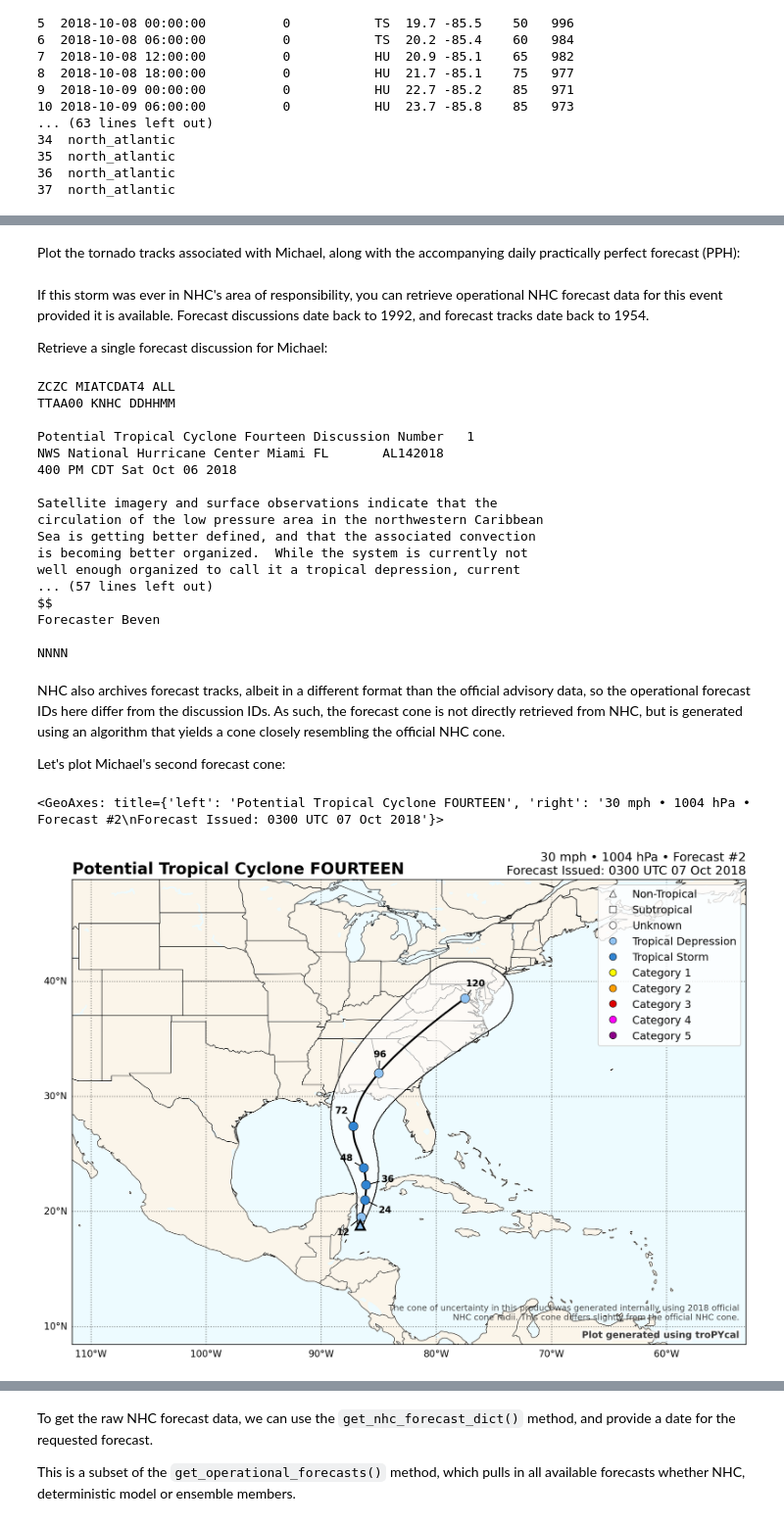
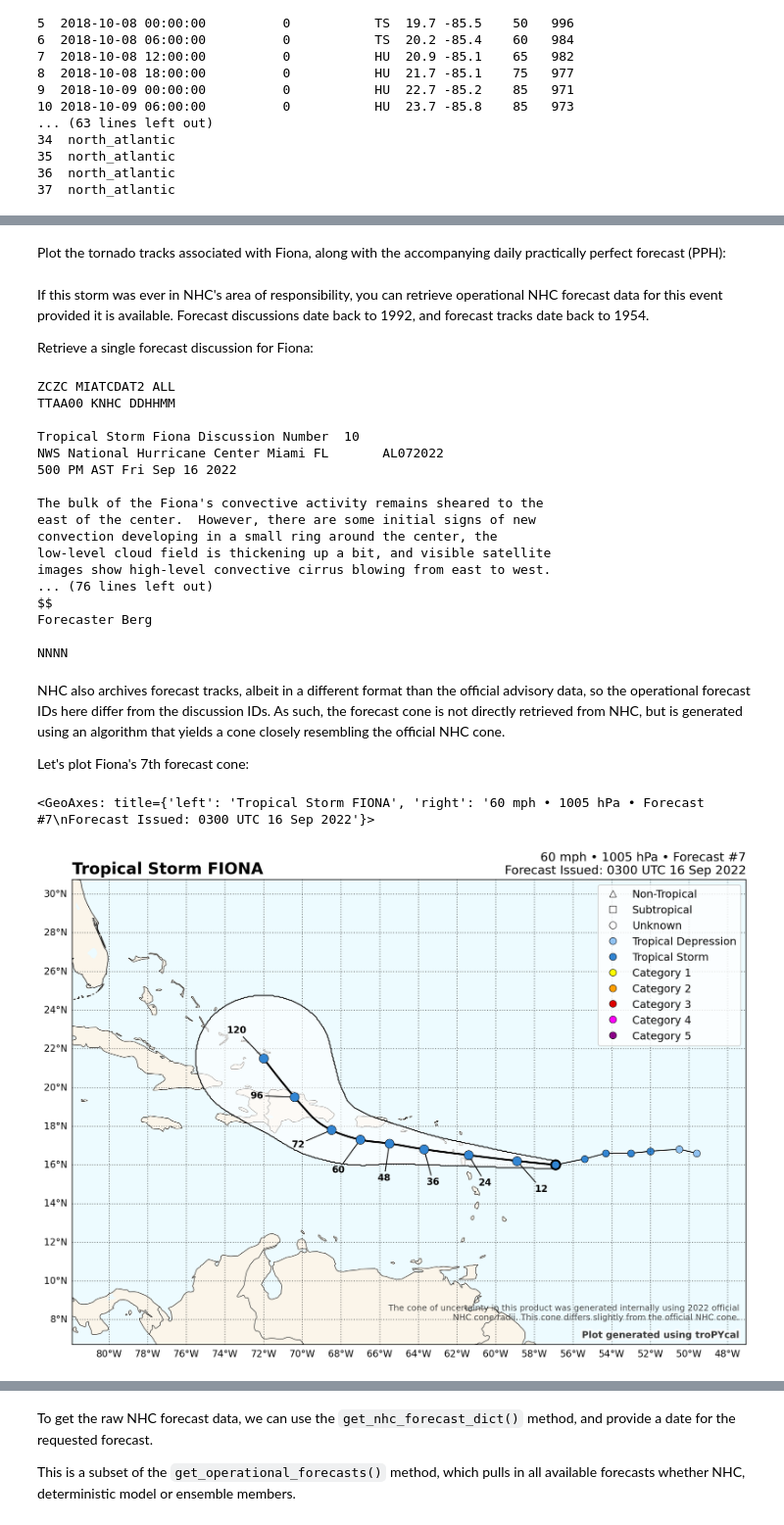
Before and after one commit to erin6541/mtr2020, a Jupyter notebook: Day 1/tracks.storm.ipynb, the cells around one changed output, grey strips where cells are left out. Shown at 98% size. Saved outputs shown, nothing was run; the diff lists cells and outputs as text; code cells hidden in the pictures.

Commit message:
86 Michael, add Fiona

```diff
--- a/Day 1/tracks.storm.ipynb
+++ b/Day 1/tracks.storm.ipynb
@@ -23,5 +23,5 @@ Let's retrieve an instance of Hurricane Michael from 2018:
 # %%
-storm = basin.get_storm(('michael',2018))
+storm = basin.get_storm(('Fiona',2022))
 # %% [markdown]
 We can quickly visualize what the Storm object contains by printing it:
 # %%
@@ -108,5 +108,5 @@ storm.plot()
 # %% [markdown]
-Plot the tornado tracks associated with Michael, along with the accompanying daily practically perfect forecast (PPH):
+Plot the tornado tracks associated with Fiona, along with the accompanying daily practically perfect forecast (PPH):
 # %%
 # storm.plot_tors(plotPPH=True)
 # this code errors out if no tornado tracks are found.
@@ -114,40 +114,40 @@ Plot the tornado tracks associated with Michael, along with the accompanying dai
 # %% [markdown]
 If this storm was ever in NHC's area of responsibility, you can retrieve operational NHC forecast data for this event provided it is available. Forecast discussions date back to 1992, and forecast tracks date back to 1954.
 
-Retrieve a single forecast discussion for Michael:
+Retrieve a single forecast discussion for Fiona:
 # %%
 #Method 1: Specify date closest to desired discussion
-disco = storm.get_nhc_discussion(forecast=dt.datetime(2018,10,7,0))
+disco = storm.get_nhc_discussion(forecast=dt.datetime(2022,9,17,0))
 print(disco['text'])
 
 #Method 2: Specify forecast discussion ID
 disco = storm.get_nhc_discussion(forecast=2)
 #print(disco['text']) printing this would show the same output
 # %% [output]
-ZCZC MIATCDAT4 ALL
+ZCZC MIATCDAT2 ALL
 TTAA00 KNHC DDHHMM
 
-Potential Tropical Cyclone Fourteen Discussion Number   1
-NWS National Hurricane Center Miami FL       AL142018
-400 PM CDT Sat Oct 06 2018
+Tropical Storm Fiona Discussion Number  10
+NWS National Hurricane Center Miami FL       AL072022
+500 PM AST Fri Sep 16 2022
 
-Satellite imagery and surface observations indicate that the
-circulation of the low pressure area in the northwestern Caribbean
-Sea is getting better defined, and that the associated convection
-is becoming better organized.  While the system is currently not
-well enough organized to call it a tropical depression, current
-... (57 lines left out)
+The bulk of the Fiona's convective activity remains sheared to the
+east of the center.  However, there are some initial signs of new
+convection developing in a small ring around the center, the
+low-level cloud field is thickening up a bit, and visible satellite
+images show high-level convective cirrus blowing from east to west.
+... (76 lines left out)
 $$
-Forecaster Beven
+Forecaster Berg
 
 NNNN
 # %% [markdown]
 NHC also archives forecast tracks, albeit in a different format than the official advisory data, so the operational forecast IDs here differ from the discussion IDs. As such, the forecast cone is not directly retrieved from NHC, but is generated using an algorithm that yields a cone closely resembling the official NHC cone.
 
-Let's plot Michael's second forecast cone:
+Let's plot Fiona's 7th forecast cone:
 # %%
-storm.plot_nhc_forecast(forecast=2)
+storm.plot_nhc_forecast(forecast=7)
 # %% [output]
-<GeoAxes: title={'left': 'Potential Tropical Cyclone FOURTEEN', 'right': '30 mph • 1004 hPa • Forecast #2\nForecast Issued: 0300 UTC 07 Oct 2018'}>
+<GeoAxes: title={'left': 'Tropical Storm FIONA', 'right': '60 mph • 1005 hPa • Forecast #7\nForecast Issued: 0300 UTC 16 Sep 2022'}>
-[figure, old version]
+[figure, new version]
 # %% [markdown]
```
Also changed, not shown: parts of 14 cells of this notebook, 2 other files.
